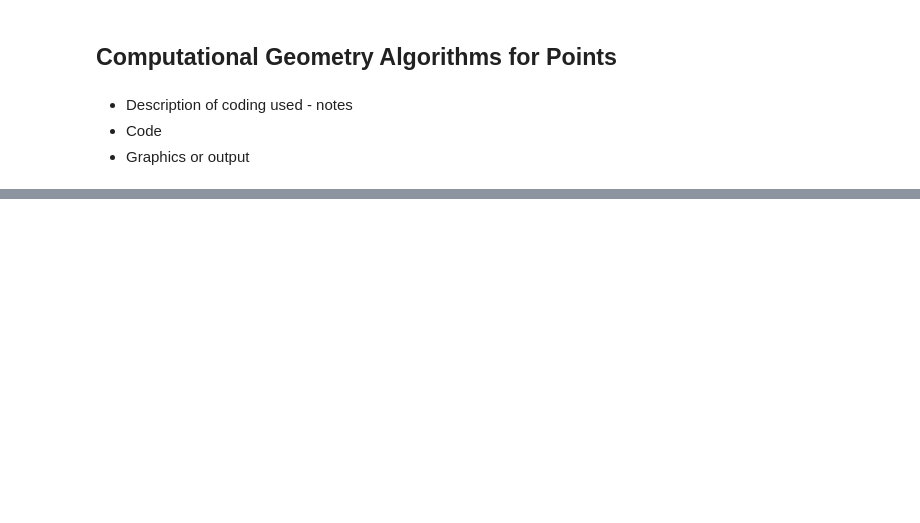
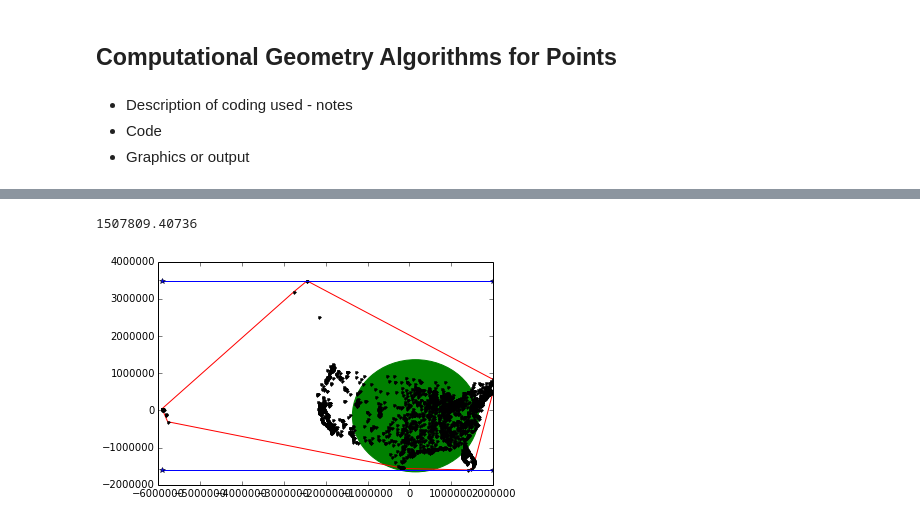
Before and after one commit to bspark05/GPH598_Project1, a Jupyter notebook: PointPatternData.ipynb, the cells around one changed output, grey strips where cells are left out. Cells and saved outputs as stored; diff of their text form; code cells hidden in the pictures; blank space fills up the shorter version.

```diff
--- a/PointPatternData.ipynb
+++ b/PointPatternData.ipynb
@@ -35,0 +259,12 @@ def openFile(connectionString, mode='r'):
+# %%
+sd= stat.standardDistance(inputPoints, weightedMeanCenterArray)
+circle1 = plt.Circle(weightedMeanCenterArray, sd, color ='g')
+plt.plot(convexHullArray[:,0], convexHullArray[:,1], 'r-')
+plt.plot(inputArray[:,0], inputArray[:,1], 'k.')
+plt.plot(mbrArray[:,0], mbrArray[:,1],'b-*')
+fig = plt.gcf()
+fig.gca().add_artist(circle1)
+print(sd)
+# %% [output]
+1507809.40736
+[figure, added]
```
Also changed, not shown: parts of 19 cells of this notebook.
